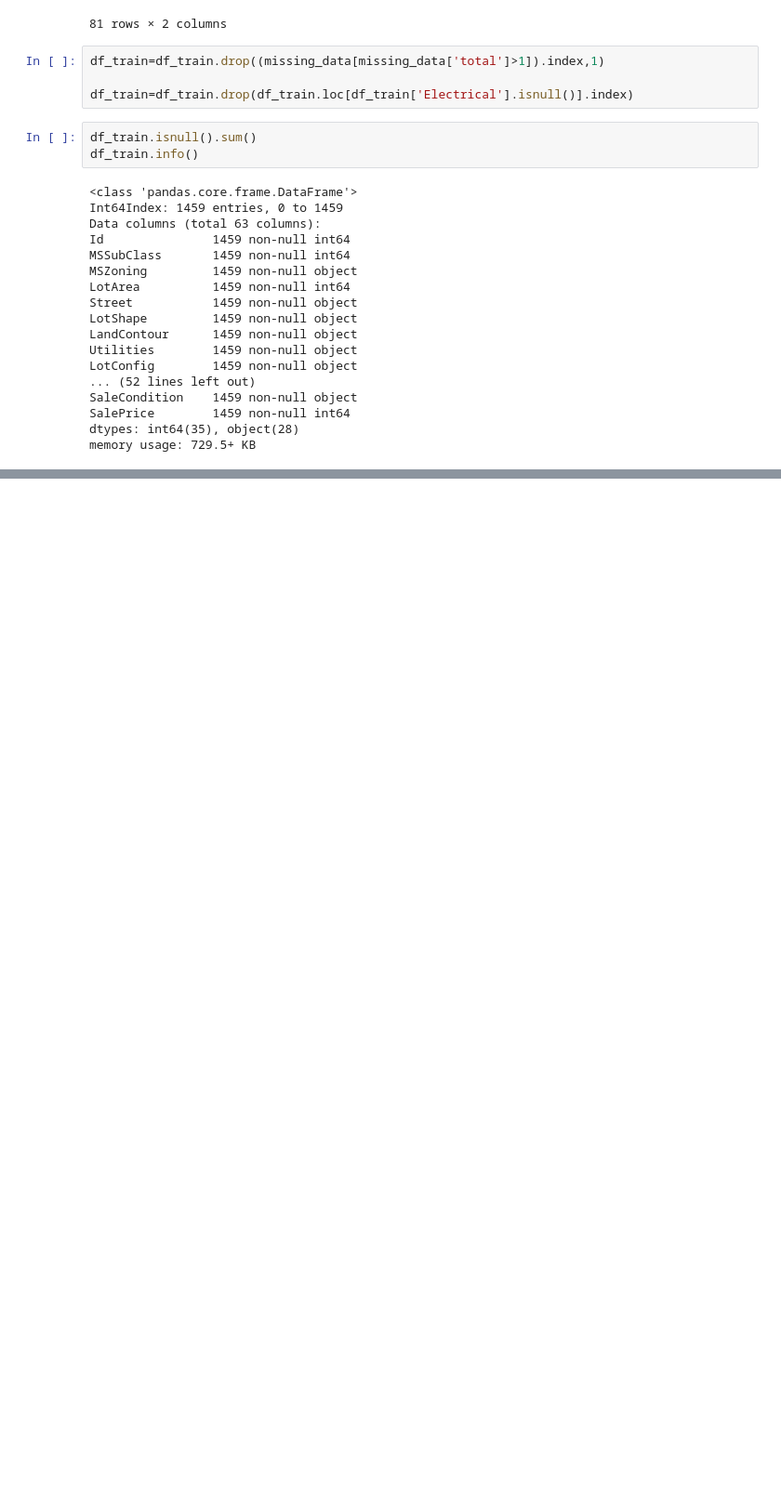
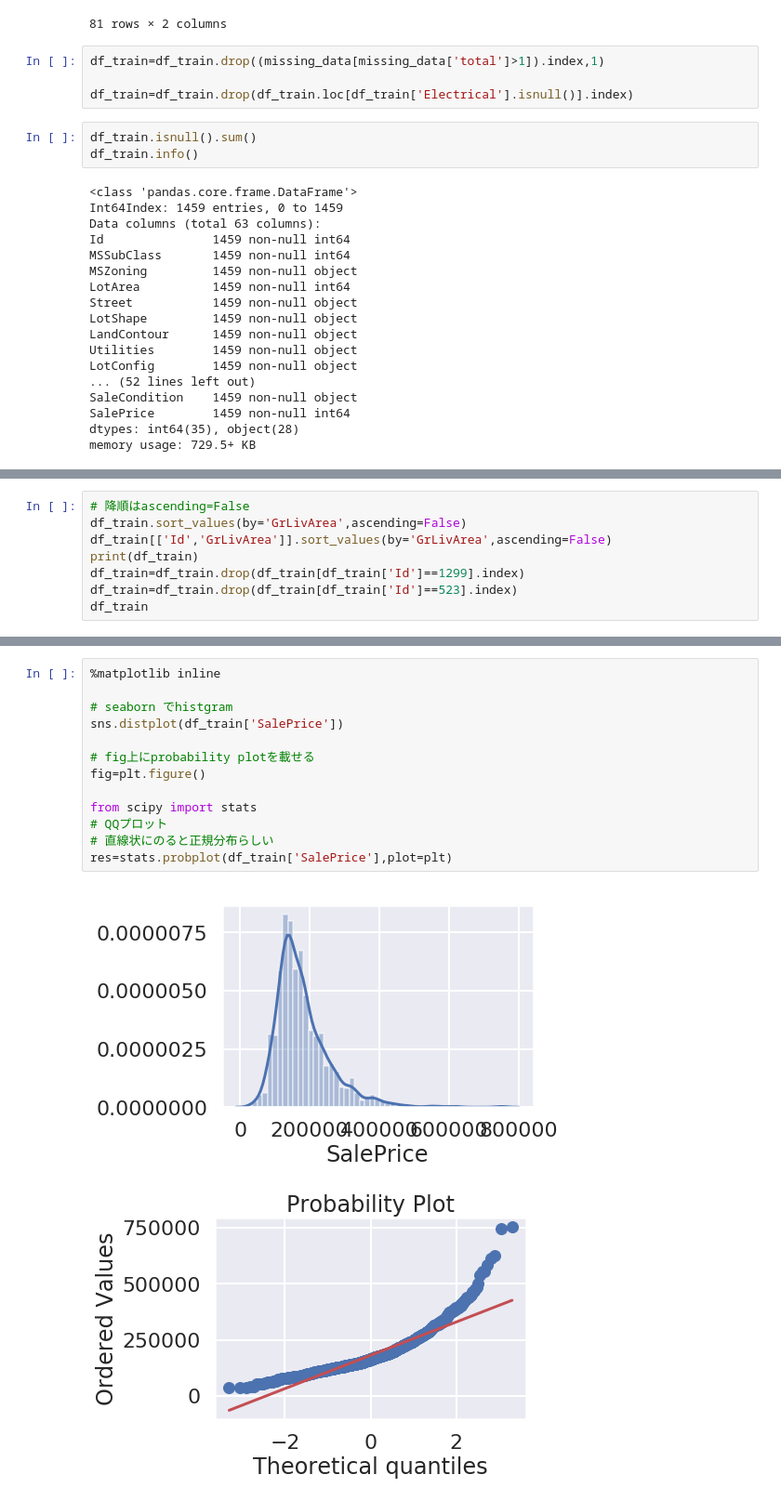
Before and after one commit to nsakki55/kaggle_cmu, a Jupyter notebook: House Prices/feature_engineering.ipynb, the cells around one changed output, grey strips where cells are left out. Shown at 93% size. Drawn from its saved outputs; the diff is of its cells as text; blank space fills up the shorter version.

```diff
--- a/House Prices/feature_engineering.ipynb
+++ b/House Prices/feature_engineering.ipynb
@@ -153,0 +210,8 @@ memory usage: 729.5+ KB
+# %%
+# 降順はascending=False
+df_train.sort_values(by='GrLivArea',ascending=False)
+df_train[['Id','GrLivArea']].sort_values(by='GrLivArea',ascending=False)
+print(df_train)
+df_train=df_train.drop(df_train[df_train['Id']==1299].index)
+df_train=df_train.drop(df_train[df_train['Id']==523].index)
+df_train
@@ -153,0 +254,16 @@ memory usage: 729.5+ KB
+# %%
+%matplotlib inline
+
+# seaborn でhistgram
+sns.distplot(df_train['SalePrice'])
+
+# fig上にprobability plotを載せる
+fig=plt.figure()
+
+from scipy import stats
+# QQプロット
+# 直線状にのると正規分布らしい
+res=stats.probplot(df_train['SalePrice'],plot=plt)
+# %% [output]
+[figure, added]
+[figure, added]
```
Also changed, not shown: parts of 16 cells of this notebook, 1 other file.
